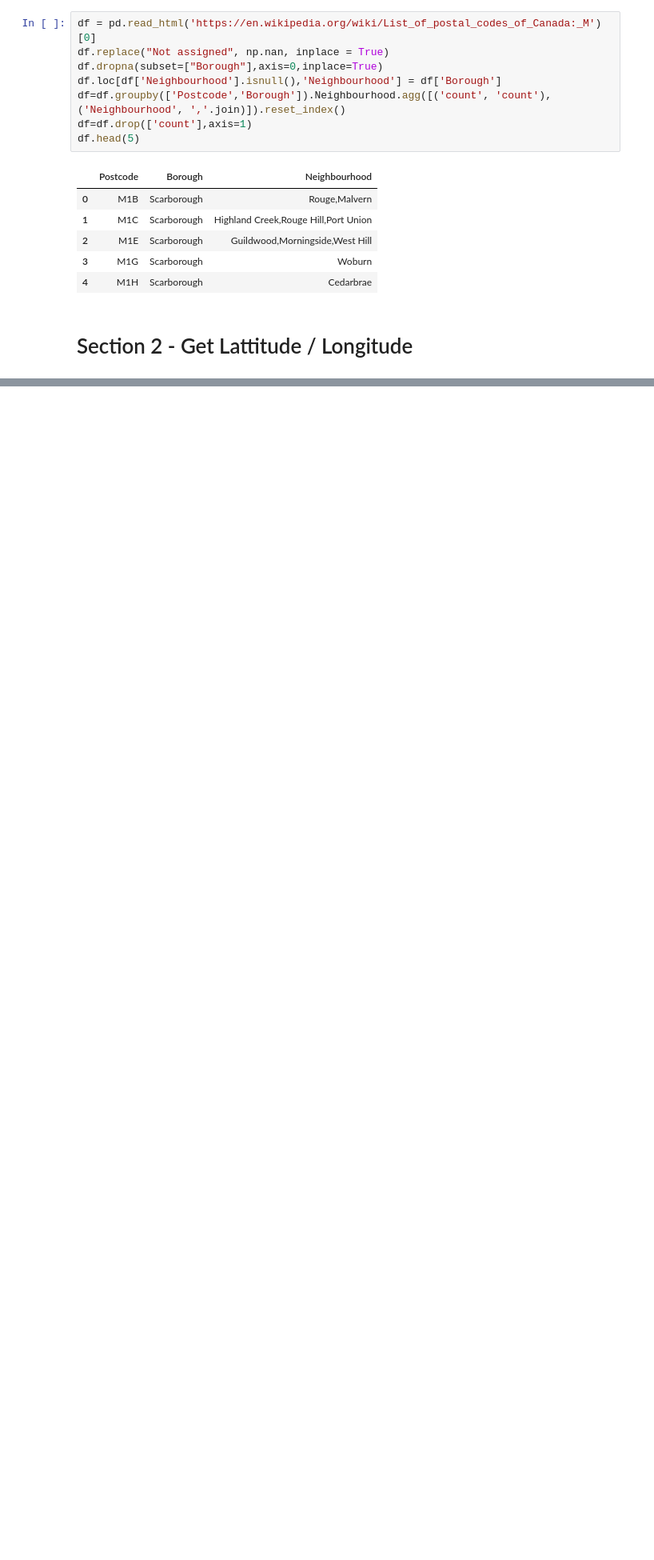
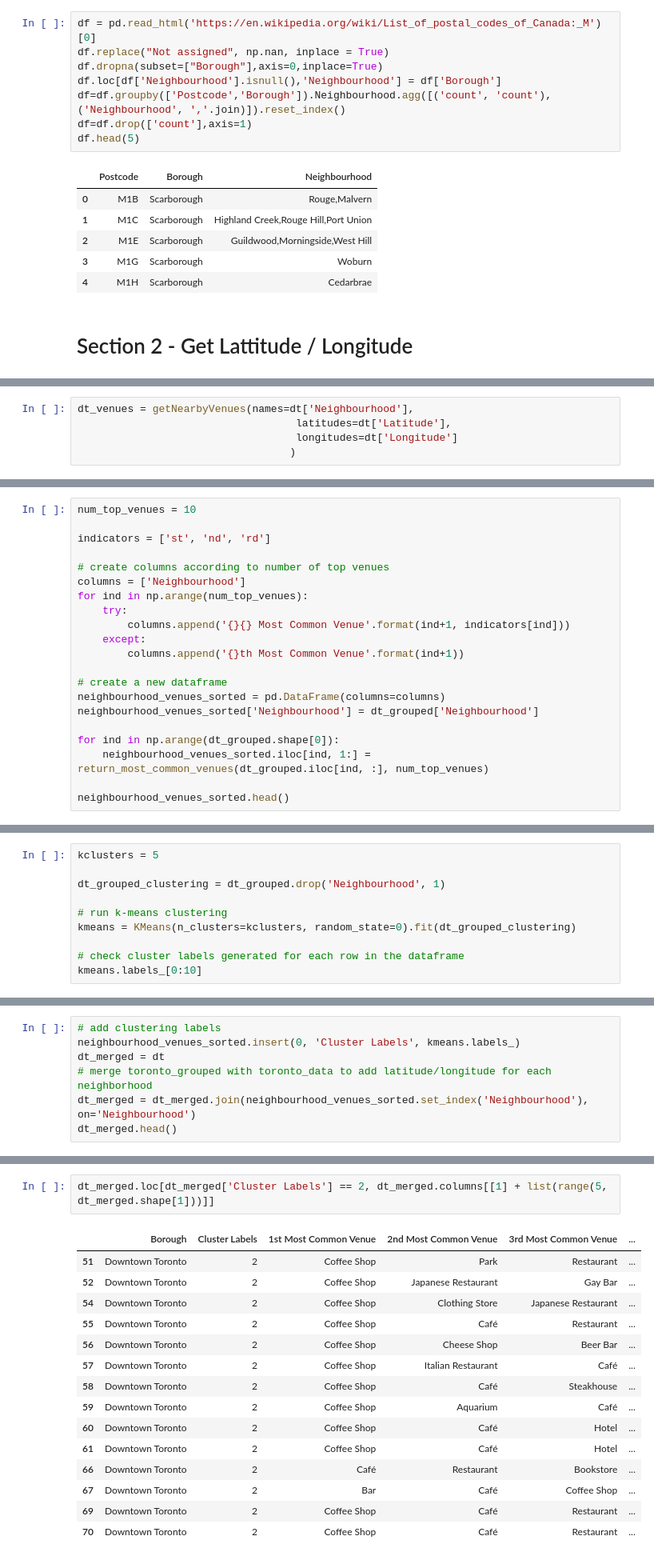
Before and after one commit to bustedware/Coursera_Capstone, a Jupyter notebook: Toronto Classification.ipynb, the cells around one changed output, grey strips where cells are left out. Shown at 80% size. Drawn from its saved outputs; the diff is of its cells as text; blank space fills up the shorter version.

Commit message:
Final commit including section 3 for clustering of Toronto data

```diff
--- a/Toronto Classification.ipynb
+++ b/Toronto Classification.ipynb
@@ -72,0 +185,5 @@ locdata.head()
+# %%
+dt_venues = getNearbyVenues(names=dt['Neighbourhood'],
+                                   latitudes=dt['Latitude'],
+                                   longitudes=dt['Longitude']
+                                  )
@@ -72,0 +254,21 @@ locdata.head()
+# %%
+num_top_venues = 10
+
+indicators = ['st', 'nd', 'rd']
+
+# create columns according to number of top venues
+columns = ['Neighbourhood']
+for ind in np.arange(num_top_venues):
+    try:
+        columns.append('{}{} Most Common Venue'.format(ind+1, indicators[ind]))
+    except:
+        columns.append('{}th Most Common Venue'.format(ind+1))
+
+# create a new dataframe
+neighbourhood_venues_sorted = pd.DataFrame(columns=columns)
+neighbourhood_venues_sorted['Neighbourhood'] = dt_grouped['Neighbourhood']
+
+for ind in np.arange(dt_grouped.shape[0]):
+    neighbourhood_venues_sorted.iloc[ind, 1:] = return_most_common_venues(dt_grouped.iloc[ind, :], num_top_venues)
+
+neighbourhood_venues_sorted.head()
@@ -72,0 +284,10 @@ locdata.head()
+# %%
+kclusters = 5
+
+dt_grouped_clustering = dt_grouped.drop('Neighbourhood', 1)
+
+# run k-means clustering
+kmeans = KMeans(n_clusters=kclusters, random_state=0).fit(dt_grouped_clustering)
+
+# check cluster labels generated for each row in the dataframe
+kmeans.labels_[0:10]
@@ -72,0 +298,7 @@ locdata.head()
+# %%
+# add clustering labels
+neighbourhood_venues_sorted.insert(0, 'Cluster Labels', kmeans.labels_)
+dt_merged = dt
+# merge toronto_grouped with toronto_data to add latitude/longitude for each neighborhood
+dt_merged = dt_merged.join(neighbourhood_venues_sorted.set_index('Neighbourhood'), on='Neighbourhood')
+dt_merged.head()
@@ -72,0 +352,18 @@ locdata.head()
+# %%
+dt_merged.loc[dt_merged['Cluster Labels'] == 2, dt_merged.columns[[1] + list(range(5, dt_merged.shape[1]))]]
+# %% [output]
+|  | Borough | Cluster Labels | 1st Most Common Venue | 2nd Most Common Venue | 3rd Most Common Venue | ... |
+| 51 | Downtown Toronto | 2 | Coffee Shop | Park | Restaurant | ... |
+| 52 | Downtown Toronto | 2 | Coffee Shop | Japanese Restaurant | Gay Bar | ... |
+| 54 | Downtown Toronto | 2 | Coffee Shop | Clothing Store | Japanese Restaurant | ... |
+| 55 | Downtown Toronto | 2 | Coffee Shop | Café | Restaurant | ... |
+| 56 | Downtown Toronto | 2 | Coffee Shop | Cheese Shop | Beer Bar | ... |
+| 57 | Downtown Toronto | 2 | Coffee Shop | Italian Restaurant | Café | ... |
+| 58 | Downtown Toronto | 2 | Coffee Shop | Café | Steakhouse | ... |
+| 59 | Downtown Toronto | 2 | Coffee Shop | Aquarium | Café | ... |
+| 60 | Downtown Toronto | 2 | Coffee Shop | Café | Hotel | ... |
+| 61 | Downtown Toronto | 2 | Coffee Shop | Café | Hotel | ... |
+| 66 | Downtown Toronto | 2 | Café | Restaurant | Bookstore | ... |
+| 67 | Downtown Toronto | 2 | Bar | Café | Coffee Shop | ... |
+| 69 | Downtown Toronto | 2 | Coffee Shop | Café | Restaurant | ... |
+| 70 | Downtown Toronto | 2 | Coffee Shop | Café | Restaurant | ... |
```
Also changed, not shown: parts of 34 cells of this notebook.
